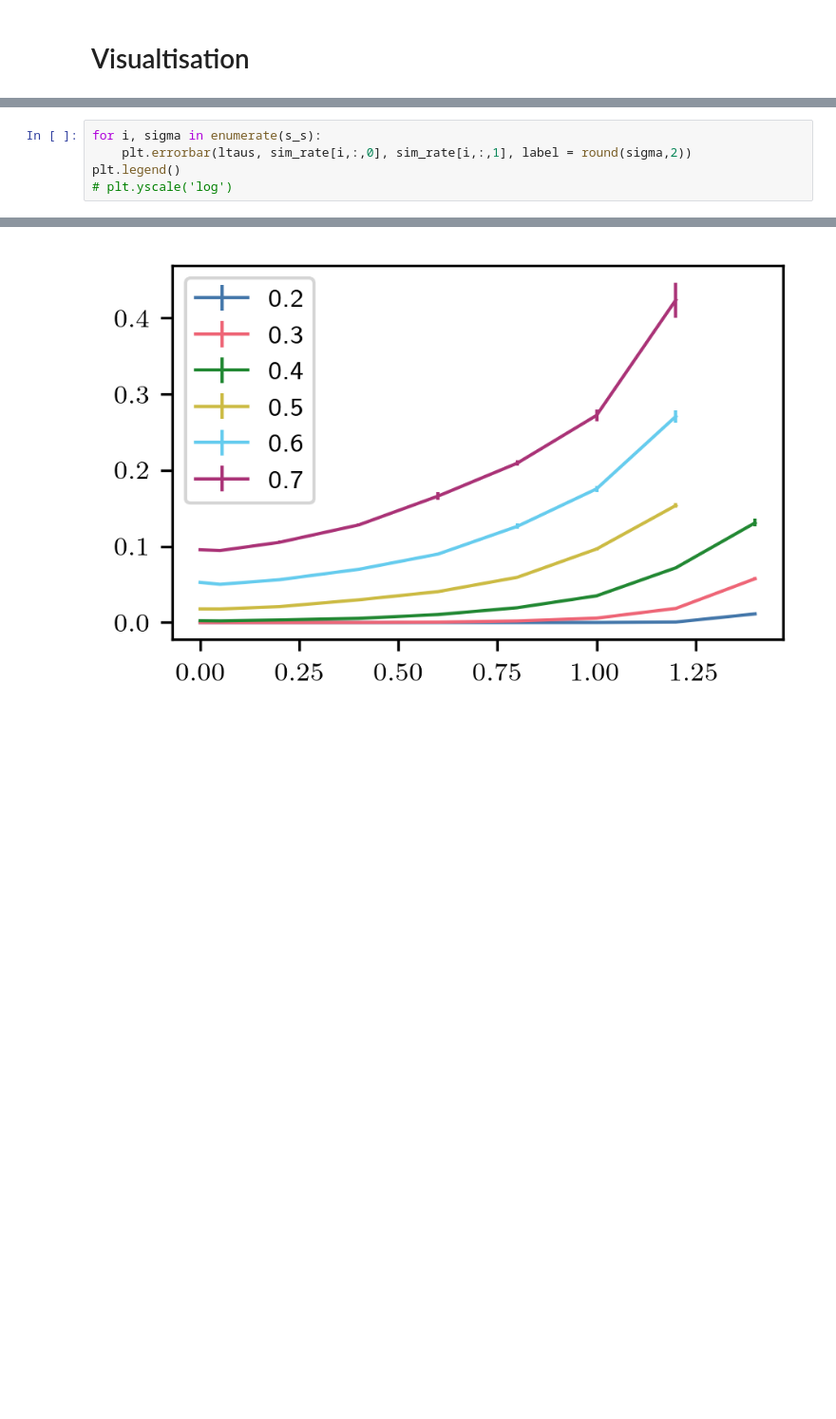
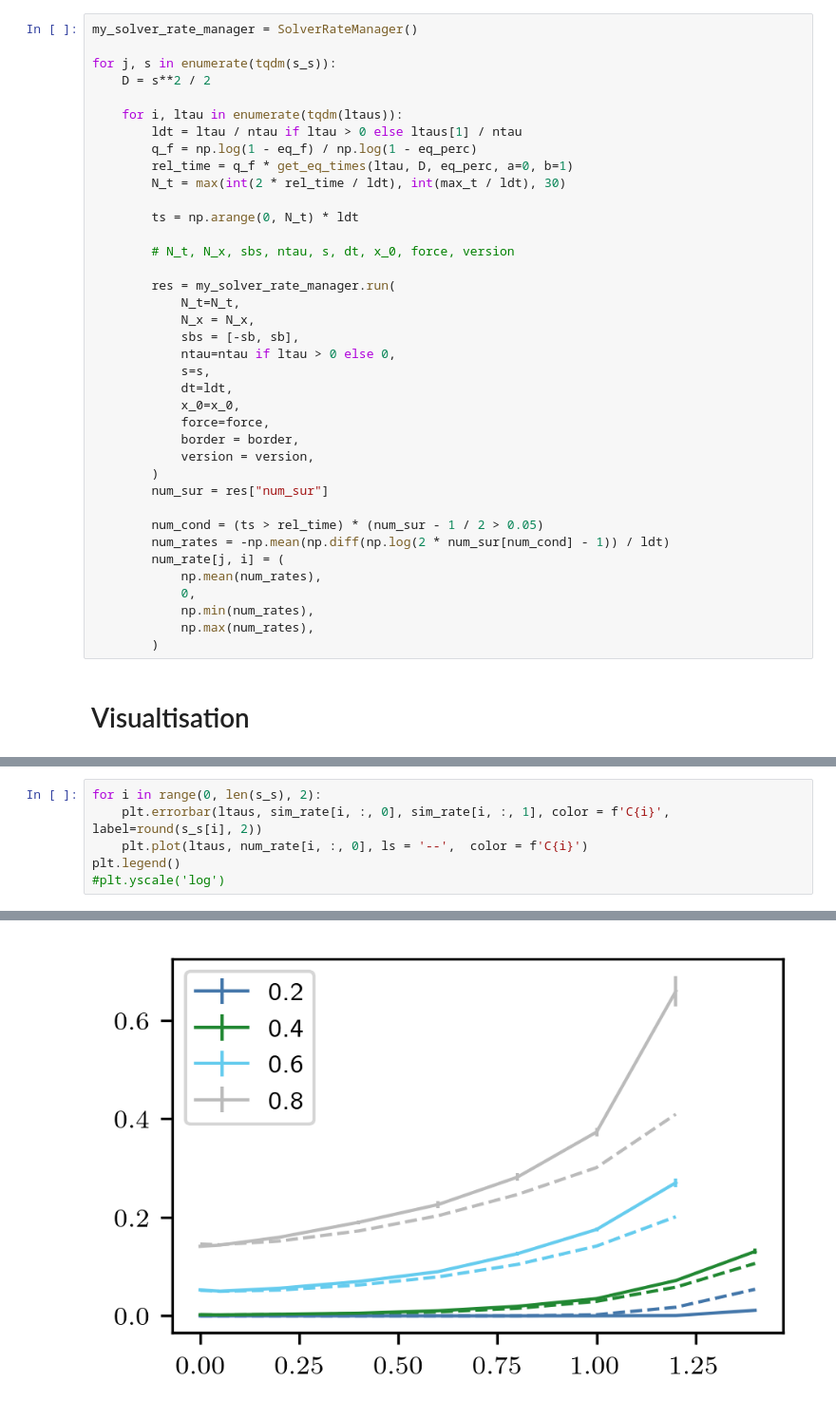
Before and after one commit to NilsToAn/overdampedDelayHarmonicOscillator, a Jupyter notebook: paper/cusp_rate copy.ipynb, the cells around one changed output, grey strips where cells are left out. Shown at 95% size. Drawn from its saved outputs; the diff is of its cells as text; blank space fills up the shorter version.

```diff
--- a/paper/cusp_rate copy.ipynb
+++ b/paper/cusp_rate copy.ipynb
@@ -99,5 +97,43 @@ for j, s in enumerate(tqdm(s_s)):
             np.min(mean_sim_rates),
             np.max(mean_sim_rates),
         )
+# %%
+my_solver_rate_manager = SolverRateManager()
+
+for j, s in enumerate(tqdm(s_s)):
+    D = s**2 / 2
+
+    for i, ltau in enumerate(tqdm(ltaus)):
+        ldt = ltau / ntau if ltau > 0 else ltaus[1] / ntau
+        q_f = np.log(1 - eq_f) / np.log(1 - eq_perc)
+        rel_time = q_f * get_eq_times(ltau, D, eq_perc, a=0, b=1)
+        N_t = max(int(2 * rel_time / ldt), int(max_t / ldt), 30)
+
+        ts = np.arange(0, N_t) * ldt
+
+        # N_t, N_x, sbs, ntau, s, dt, x_0, force, version
+
+        res = my_solver_rate_manager.run(
+            N_t=N_t,
+            N_x = N_x,
+            sbs = [-sb, sb],
+            ntau=ntau if ltau > 0 else 0,
+            s=s,
+            dt=ldt,
+            x_0=x_0,
+            force=force,
+            border = border,
+            version = version,
+        )
+        num_sur = res["num_sur"]
+
+        num_cond = (ts > rel_time) * (num_sur - 1 / 2 > 0.05)
+        num_rates = -np.mean(np.diff(np.log(2 * num_sur[num_cond] - 1)) / ldt)
+        num_rate[j, i] = (
+            np.mean(num_rates),
+            0,
+            np.min(num_rates),
+            np.max(num_rates),
+        )
 # %% [markdown]
 # Visualtisation
@@ -125,8 +140,9 @@ print(sim_rate[:,:,0])
 # %%
-for i, sigma in enumerate(s_s):
-    plt.errorbar(ltaus, sim_rate[i,:,0], sim_rate[i,:,1], label = round(sigma,2))
+for i in range(0, len(s_s), 2):
+    plt.errorbar(ltaus, sim_rate[i, :, 0], sim_rate[i, :, 1], color = f'C{i}', label=round(s_s[i], 2))
+    plt.plot(ltaus, num_rate[i, :, 0], ls = '--',  color = f'C{i}')
 plt.legend()
-# plt.yscale('log')
+#plt.yscale('log')
 # %% [output]
 <matplotlib.legend.Legend at 0x...>
-[figure, old version]
+[figure, new version]
```
Also changed, not shown: parts of 8 cells of this notebook, 6 other files.
